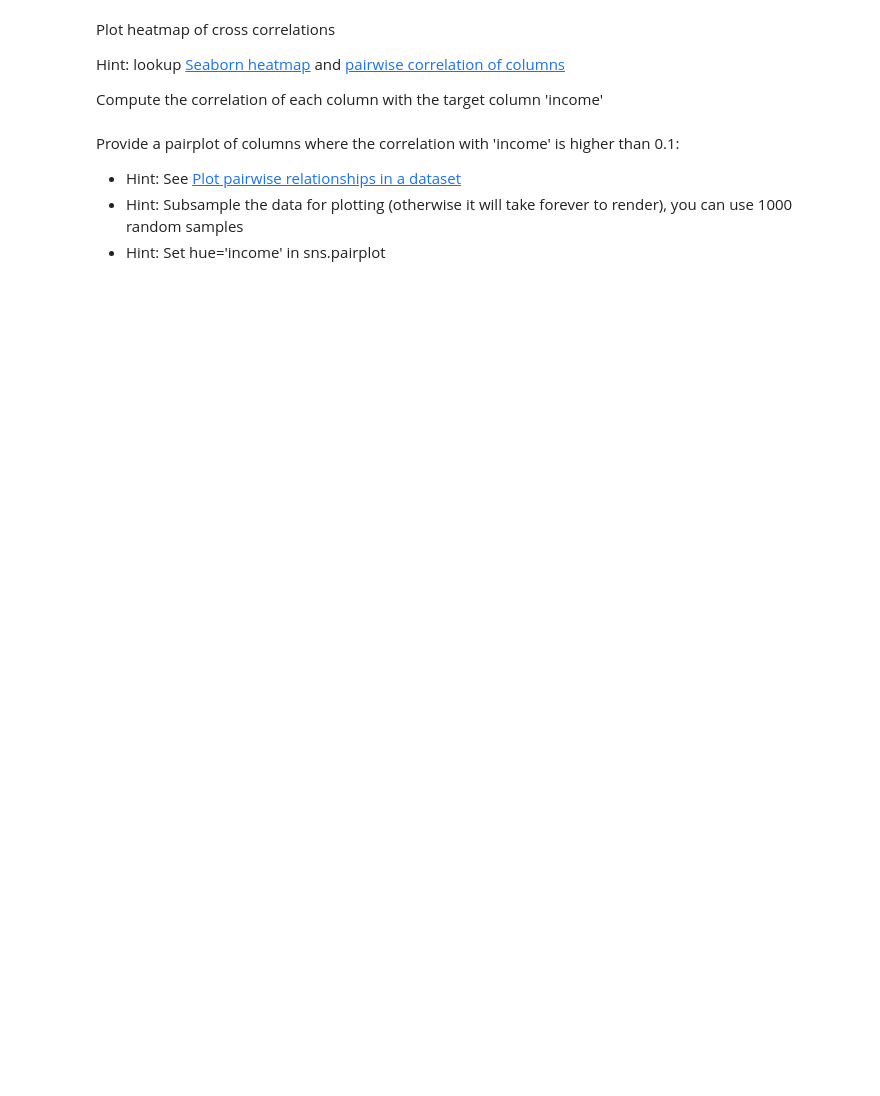
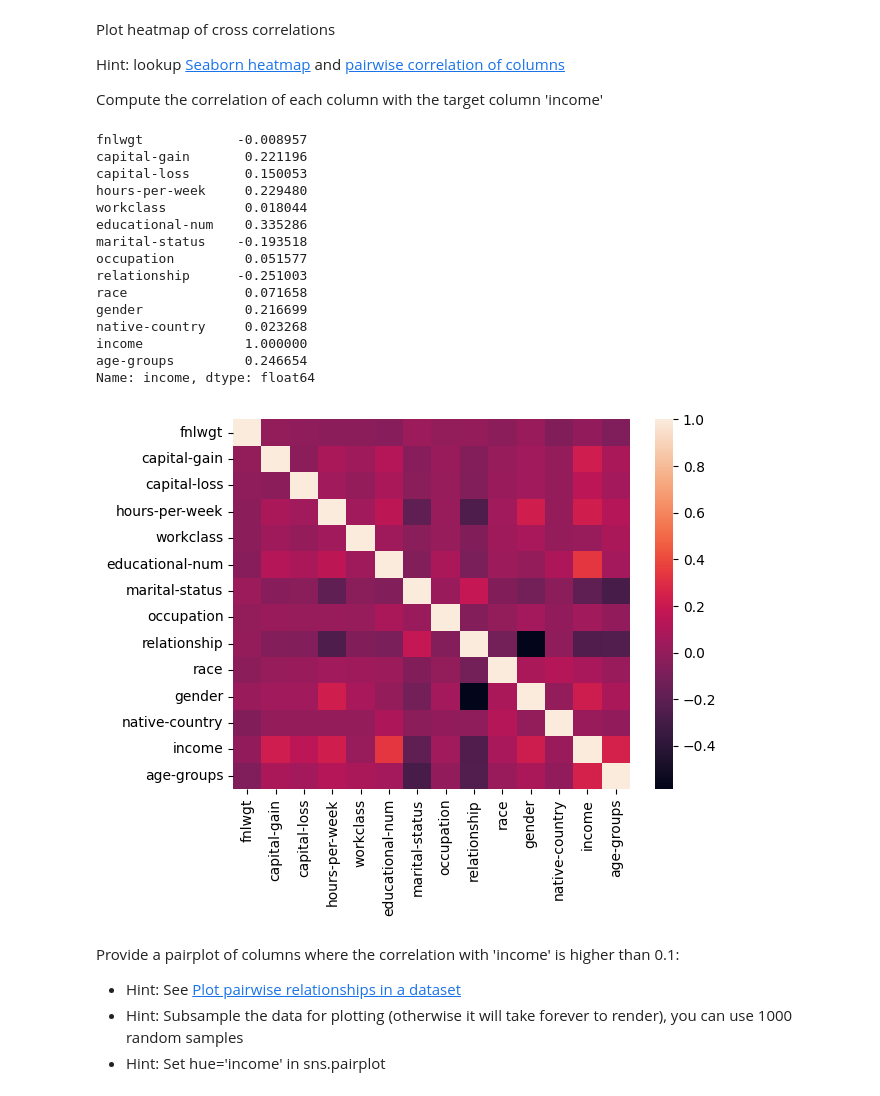
Before and after one commit to DaBauer/CAPrivacy, a Jupyter notebook: 003-pandas/003_exercise.ipynb, the cells around one changed output. Cells and saved outputs as stored; diff of their text form; code cells hidden in the pictures; blank space fills up the shorter version.

```diff
--- a/003-pandas/003_exercise.ipynb
+++ b/003-pandas/003_exercise.ipynb
@@ -145,5 +218,9 @@ Label encode your categorical columns and print label encodings for each variabl
 # Label encoding of categorical columns
 from sklearn.preprocessing import LabelEncoder
 
+les = dict()
 
-# Print label encodings for each variable
+for c in cat_col.columns :
+    le = LabelEncoder()
+    cat_col[c] = le.fit_transform(cat_col[c])
+    les.update({c : le})
@@ -155,9 +248,30 @@ Hint: lookup [Seaborn heatmap](https://seaborn.pydata.org/generated/seaborn.heat
 Compute the correlation of each column with the target column 'income'
 # %%
 # Heatmap of cross correlations
+norm_labeled = pd.concat([num_col, cat_col], axis=1)
+cross_cor = norm_labeled.corr(numeric_only=False)
 
 
+sns.heatmap(cross_cor)
 # correlation of columns with target 'income' (print them)
+print(cross_cor['income'])
+# %% [output]
+fnlwgt            -0.008957
+capital-gain       0.221196
+capital-loss       0.150053
+hours-per-week     0.229480
+workclass          0.018044
+educational-num    0.335286
+marital-status    -0.193518
+occupation         0.051577
+relationship      -0.251003
+race               0.071658
+gender             0.216699
+native-country     0.023268
+income             1.000000
+age-groups         0.246654
+Name: income, dtype: float64
+[figure, added]
 # %% [markdown]
 Provide a pairplot of columns where the correlation with 'income' is higher than 0.1:
 
```
Also changed, not shown: parts of 19 cells of this notebook, 1 other file.
